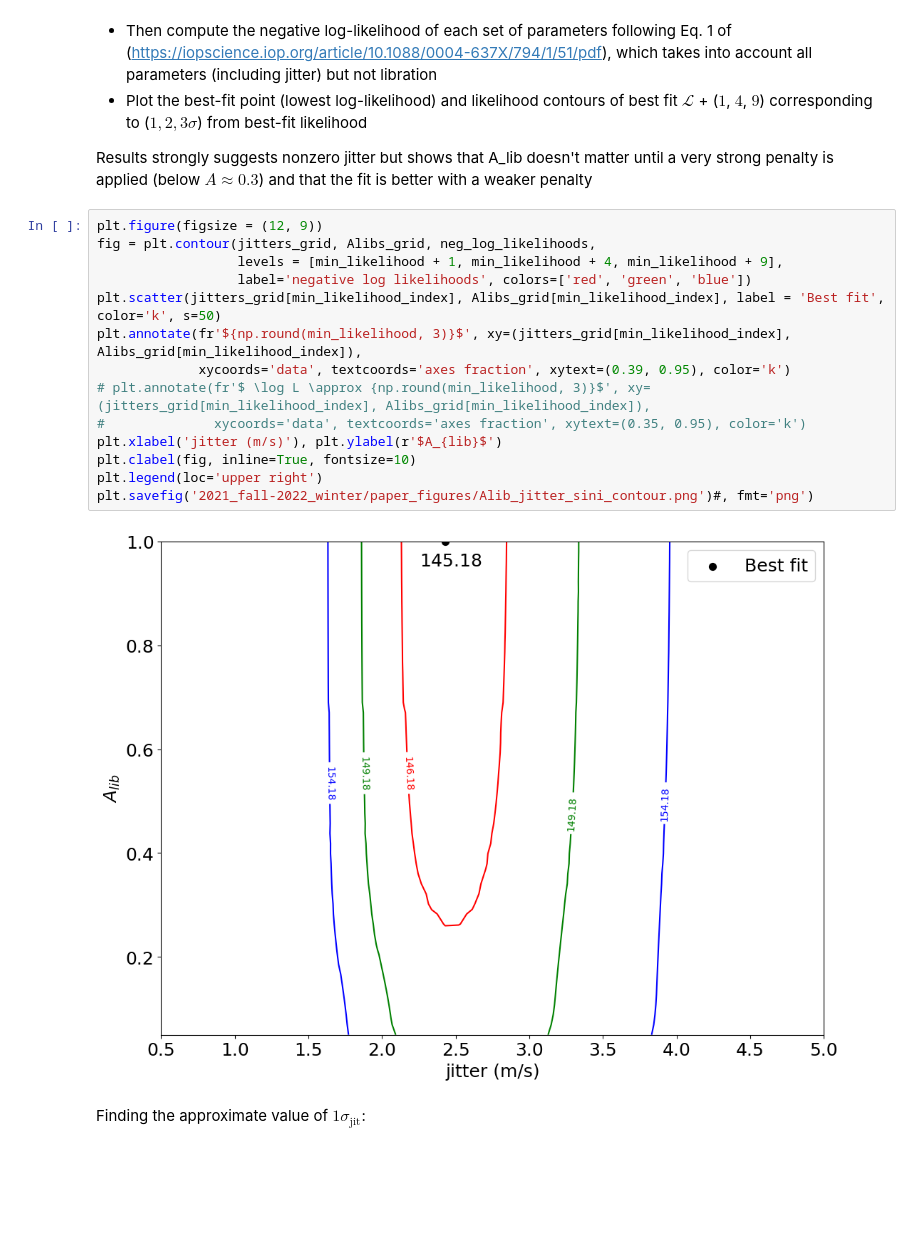
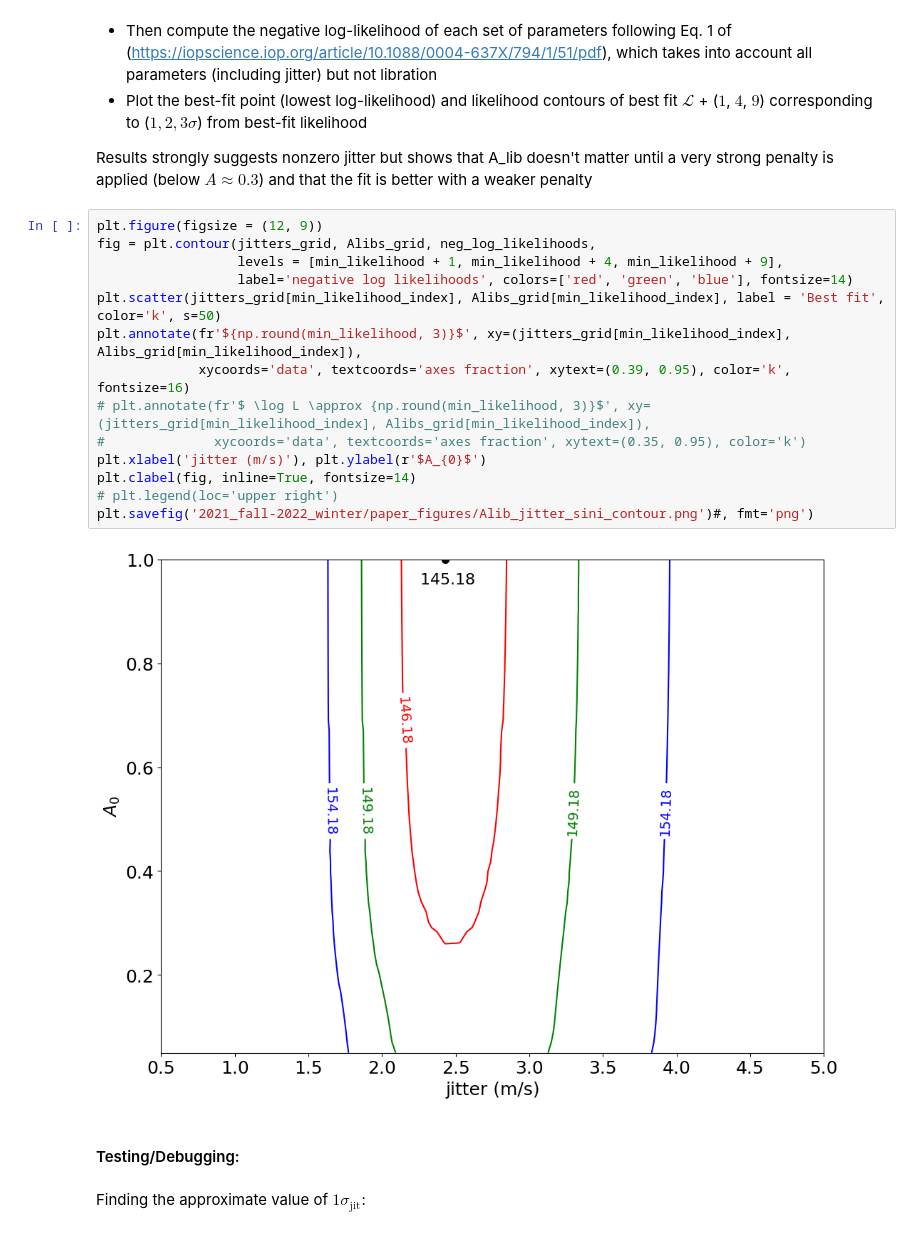
Before and after one commit to ia-chow/SURF2022, a Jupyter notebook: SURF/hd45364_jitter_sini.ipynb, the cells around one changed output. Drawn from its saved outputs; the diff is of its cells as text; blank space fills up the shorter version.

Commit message:
updated the A0-jitter plot to say A0 instead of Alib, made the contour font sizes bigger and removed legend

```diff
--- a/SURF/hd45364_jitter_sini.ipynb
+++ b/SURF/hd45364_jitter_sini.ipynb
@@ -616,19 +616,21 @@ Results strongly suggests nonzero jitter but shows that A_lib doesn't matter unt
 # %%
 plt.figure(figsize = (12, 9))
 fig = plt.contour(jitters_grid, Alibs_grid, neg_log_likelihoods,
                   levels = [min_likelihood + 1, min_likelihood + 4, min_likelihood + 9],
-                  label='negative log likelihoods', colors=['red', 'green', 'blue'])
+                  label='negative log likelihoods', colors=['red', 'green', 'blue'], fontsize=14)
 plt.scatter(jitters_grid[min_likelihood_index], Alibs_grid[min_likelihood_index], label = 'Best fit', color='k', s=50)
 plt.annotate(fr'${np.round(min_likelihood, 3)}$', xy=(jitters_grid[min_likelihood_index], Alibs_grid[min_likelihood_index]),
-             xycoords='data', textcoords='axes fraction', xytext=(0.39, 0.95), color='k')
+             xycoords='data', textcoords='axes fraction', xytext=(0.39, 0.95), color='k', fontsize=16)
 # plt.annotate(fr'$ \log L \approx {np.round(min_likelihood, 3)}$', xy=(jitters_grid[min_likelihood_index], Alibs_grid[min_likelihood_index]),
 #              xycoords='data', textcoords='axes fraction', xytext=(0.35, 0.95), color='k')
-plt.xlabel('jitter (m/s)'), plt.ylabel(r'$A_{lib}$')
-plt.clabel(fig, inline=True, fontsize=10)
-plt.legend(loc='upper right')
+plt.xlabel('jitter (m/s)'), plt.ylabel(r'$A_{0}$')
+plt.clabel(fig, inline=True, fontsize=14)
+# plt.legend(loc='upper right')
 plt.savefig('2021_fall-2022_winter/paper_figures/Alib_jitter_sini_contour.png')#, fmt='png')
 # %% [output]
-[figure, old version]
+[figure, new version]
+# %% [markdown]
+#### Testing/Debugging:
 # %% [markdown]
 Finding the approximate value of $1\sigma_\text{jit}$:
 # %%
```
Also changed, not shown: 1 other file.
